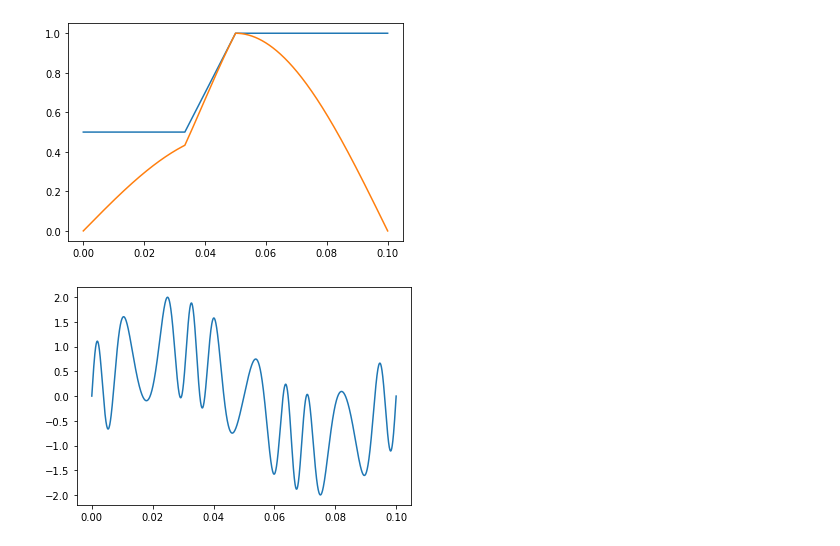
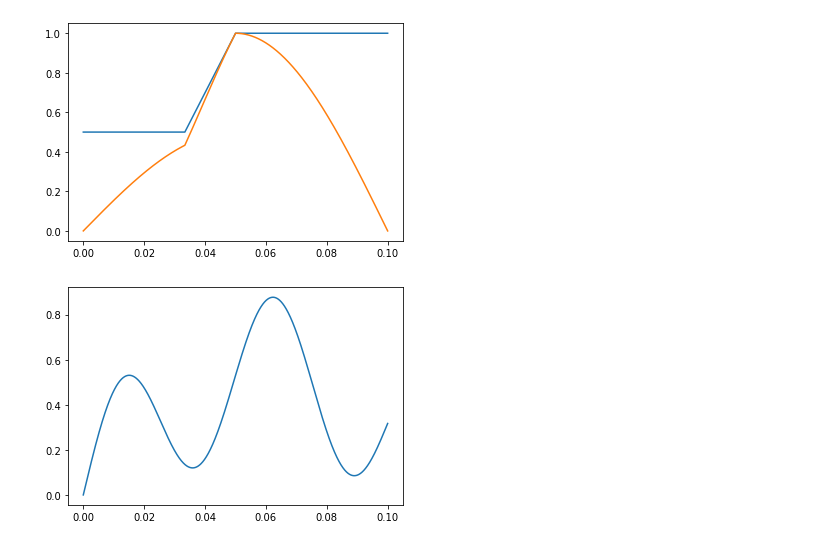
Before and after one commit to AndreasFMueller/SeminarSpezielleFunktionen, a Jupyter notebook: buch/papers/fm/Python animation/Bessel-FM.ipynb, the cells around one changed output. Cells and saved outputs as stored; diff of their text form; code cells hidden in the pictures.

```diff
--- a/buch/papers/fm/Python animation/Bessel-FM.ipynb
+++ b/buch/papers/fm/Python animation/Bessel-FM.ipynb
@@ -92,8 +92,8 @@ plt.savefig('m_t.pgf', format='pgf')
 [figure]
 # %%
 
-y = np.sin(100 * 2.0*np.pi*x+1.5*np.sin(30 * 2.0*np.pi*x))+np.sin(10* 2.0*np.pi*x)
+y = (np.sin(20 * 2.0*np.pi*x)+np.sin(5* 2.0*np.pi*x)+np.sin(2* 2.0*np.pi*x))/3
 plt.plot(x, y, '-')
 plt.show()
 # %% [output]
-[figure, old version]
+[figure, new version]
```
Also changed, not shown: 2 other files.
